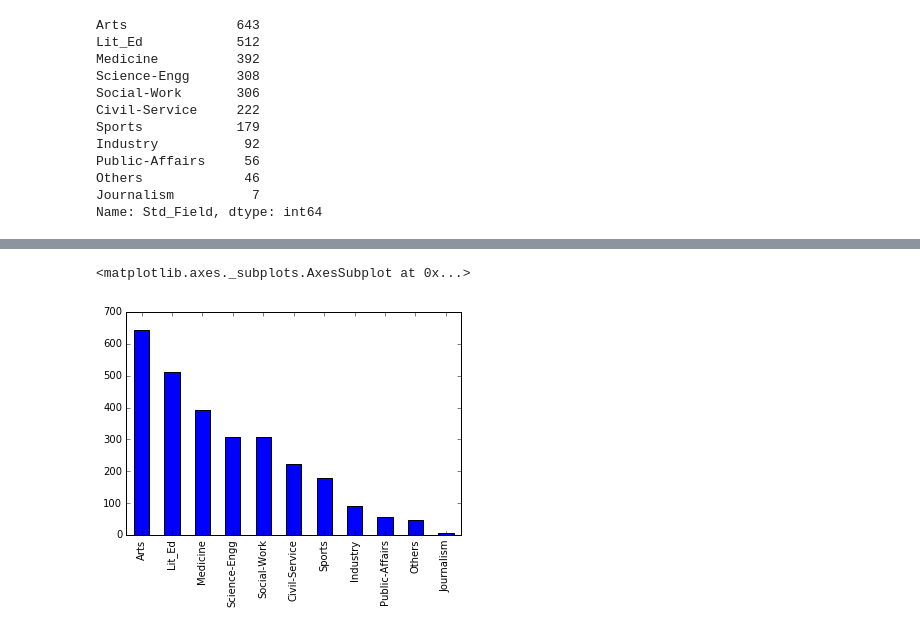
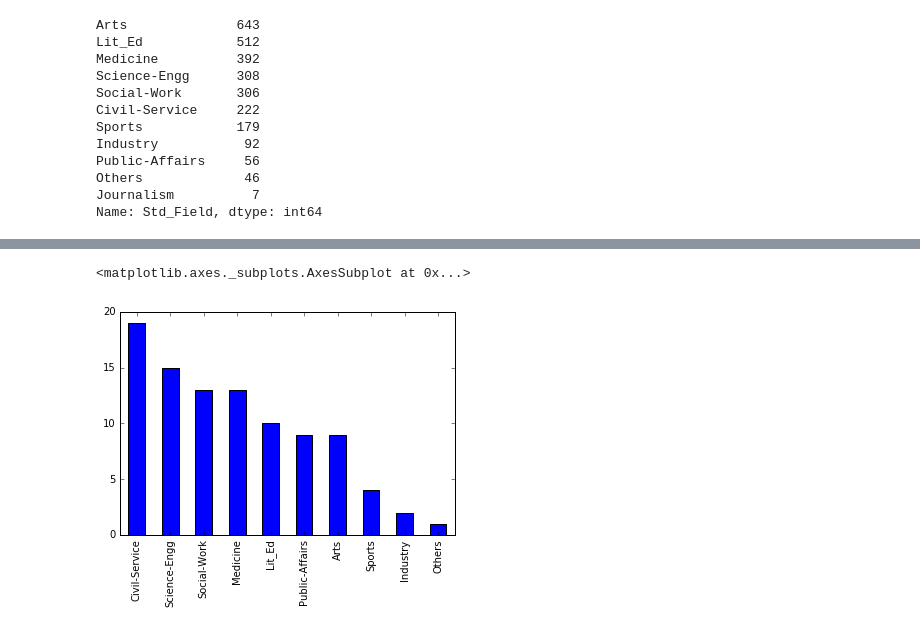
Before and after one commit to satishkt/padma_awards, a Jupyter notebook: PadmaShri/PadmaAwards.ipynb, the cells around one changed output, grey strips where cells are left out. Drawn from its saved outputs; the diff is of its cells as text; code cells hidden in the pictures.

```diff
--- a/PadmaShri/PadmaAwards.ipynb
+++ b/PadmaShri/PadmaAwards.ipynb
@@ -20,3 +33,4 @@ psr.sort(['Year'], ascending=True,inplace=True)
 # Create variable with TRUE if stark is the attacker
 inv_valid = psr['Name'] != "Name"
 psr = psr[inv_valid]
+psr['Year'] = psr['Year'].convert_objects(convert_numeric=True)
@@ -133,5 +157,6 @@ Name: Std_Field, dtype: int64
 # %%
-psr.Std_Field.value_counts().plot(kind='bar')
+psr_50s = psr[(psr['Year']>1950) &(psr['Year']<1960)]
+psr_50s.Std_Field.value_counts().plot(kind='bar')
 # %% [output]
 <matplotlib.axes._subplots.AxesSubplot at 0x...>
-[figure, old version]
+[figure, new version]
```
Also changed, not shown: parts of 22 cells of this notebook.
